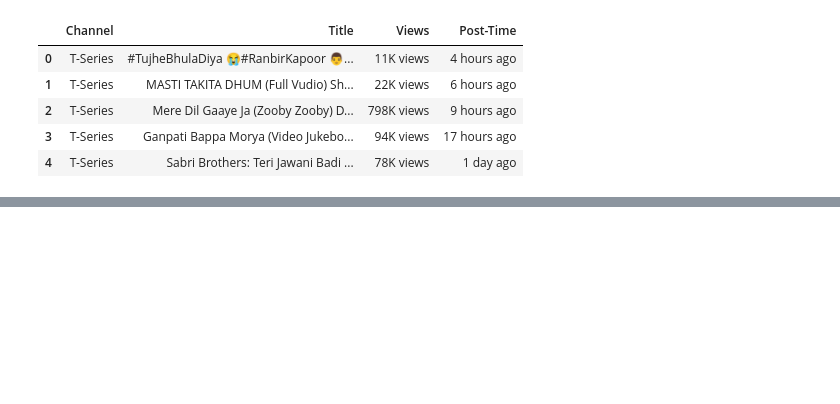
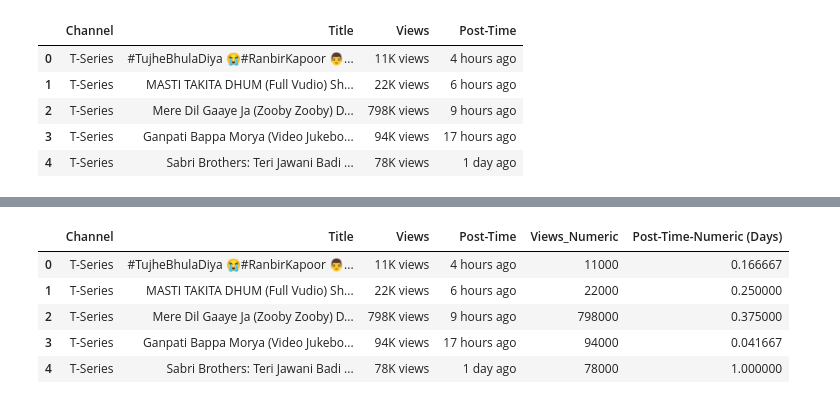
Before and after one commit to j-hendricks/Webscraping-Youtube, a Jupyter notebook: WordCloud.ipynb, the cells around one changed output, grey strips where cells are left out. Cells and saved outputs as stored; diff of their text form; code cells hidden in the pictures; blank space fills up the shorter version.

```diff
--- a/WordCloud.ipynb
+++ b/WordCloud.ipynb
@@ -26,0 +153,9 @@ plt.show()
+# %%
+df.head()
+# %% [output]
+|  | Channel | Title | Views | Post-Time | Views_Numeric | Post-Time-Numeric (Days) |
+| 0 | T-Series | #TujheBhulaDiya 😭#RanbirKapoor 👨‍... | 11K views | 4 hours ago | 11000 | 0.166667 |
+| 1 | T-Series | MASTI TAKITA DHUM (Full Vudio) Sh... | 22K views | 6 hours ago | 22000 | 0.250000 |
+| 2 | T-Series | Mere Dil Gaaye Ja (Zooby Zooby) D... | 798K views | 9 hours ago | 798000 | 0.375000 |
+| 3 | T-Series | Ganpati Bappa Morya (Video Jukebo... | 94K views | 17 hours ago | 94000 | 0.041667 |
+| 4 | T-Series | Sabri Brothers: Teri Jawani Badi ... | 78K views | 1 day ago | 78000 | 1.000000 |
```
Also changed, not shown: parts of 9 cells of this notebook, 3 other files.
